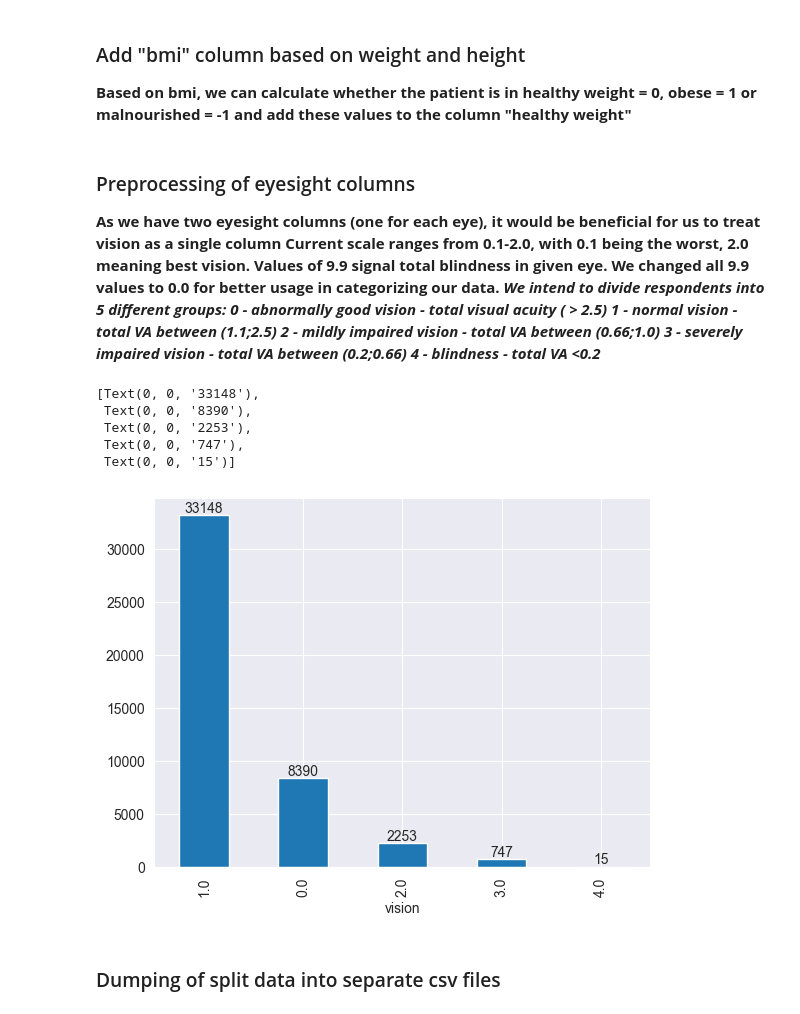
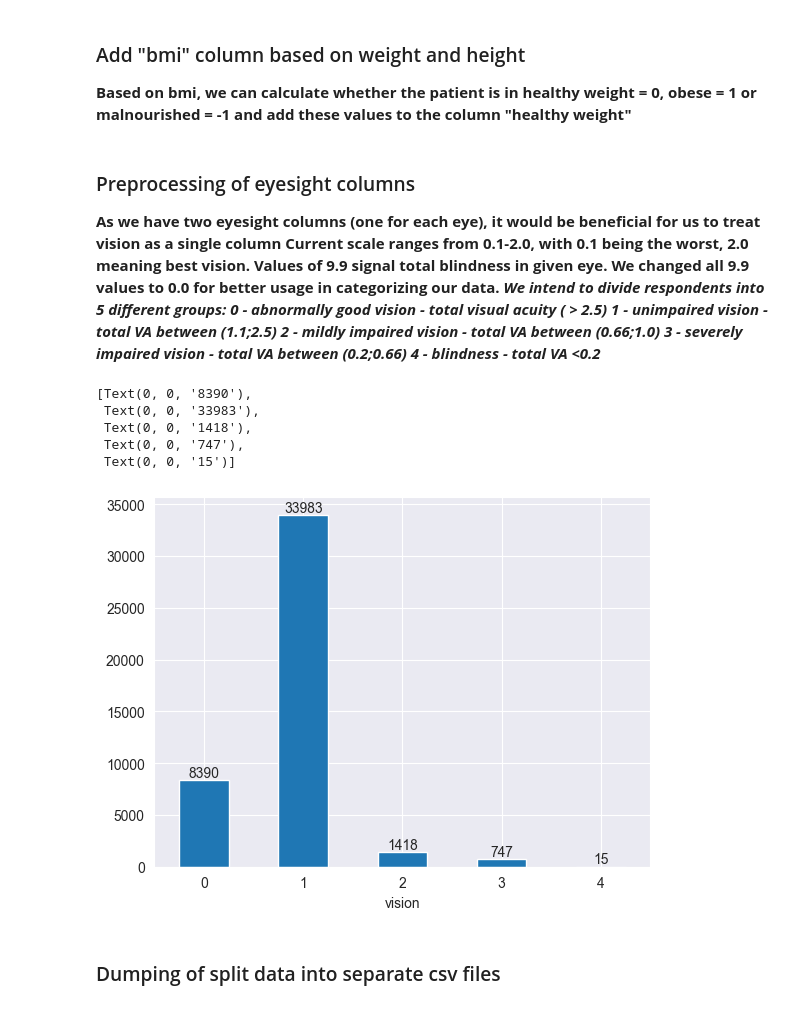
Before and after one commit to balooooooooo/machine_learning_1_coursework, a Jupyter notebook: data_preprocessing.ipynb, the cells around one changed output. Drawn from its saved outputs; the diff is of its cells as text; code cells hidden in the pictures.

```diff
--- a/data_preprocessing.ipynb
+++ b/data_preprocessing.ipynb
@@ -173,29 +173,30 @@ test.loc[(test["bmi"] <= 24.9) & (test["bmi"]>= 18.5), "healthy weight"] = 0
 **Current scale ranges from 0.1-2.0, with 0.1 being the worst, 2.0 meaning best vision. Values of 9.9 signal total blindness in given eye. We changed all 9.9 values to 0.0 for better usage in categorizing our data.**
 ***We intend to divide respondents into 5 different groups:
 0 - abnormally good vision - total visual acuity ( > 2.5)
-1 - normal vision - total VA between (1.1;2.5)
+1 - unimpaired vision - total VA between (1.1;2.5)
 2 - mildly impaired vision - total VA between (0.66;1.0)
 3 - severely impaired vision - total VA between (0.2;0.66)
 4 - blindness - total VA <0.2***
 # %%
 train.loc[train["eyesight(right)"] == 9.9, "eyesight(right)"] = 0
 train.loc[train["eyesight(left)"] == 9.9, "eyesight(left)"] = 0
 train["eyesight_total"] = train["eyesight(right)"] + train["eyesight(left)"]
 train.loc[train["eyesight_total"] < 0.2, "vision"] = 4
-train.loc[(train["eyesight_total"] >= 0.2)  & (train["eyesight_total"] < 0.66), "vision"] = 3
-train.loc[(train["eyesight_total"] >= 0.66)  & (train["eyesight_total"] < 1.0), "vision"] = 2
-train.loc[(train["eyesight_total"] >= 1.1)  & (train["eyesight_total"] < 2.5), "vision"] = 1
+train.loc[(train["eyesight_total"] >= 0.2) & (train["eyesight_total"] < 0.66), "vision"] = 3
+train.loc[(train["eyesight_total"] >= 0.66) & (train["eyesight_total"] < 1.0), "vision"] = 2
+train.loc[(train["eyesight_total"] >= 1.0) & (train["eyesight_total"] < 2.5), "vision"] = 1
 train.loc[(train["eyesight_total"] >= 2.5), "vision"] = 0
+train["vision"] = train["vision"].astype("int")
 
-vision_plot = train["vision"].value_counts().plot(kind="bar")
+vision_plot = train["vision"].value_counts(sort=False).sort_index().plot(kind="bar", rot=0)
 vision_plot.bar_label(vision_plot.containers[0])
 # %% [output]
-[Text(0, 0, '33148'),
- Text(0, 0, '8390'),
- Text(0, 0, '2253'),
+[Text(0, 0, '8390'),
+ Text(0, 0, '33983'),
+ Text(0, 0, '1418'),
  Text(0, 0, '747'),
  Text(0, 0, '15')]
-[figure, old version]
+[figure, new version]
 # %% [markdown]
 ### Dumping of split data into separate csv files
 # %%
```
